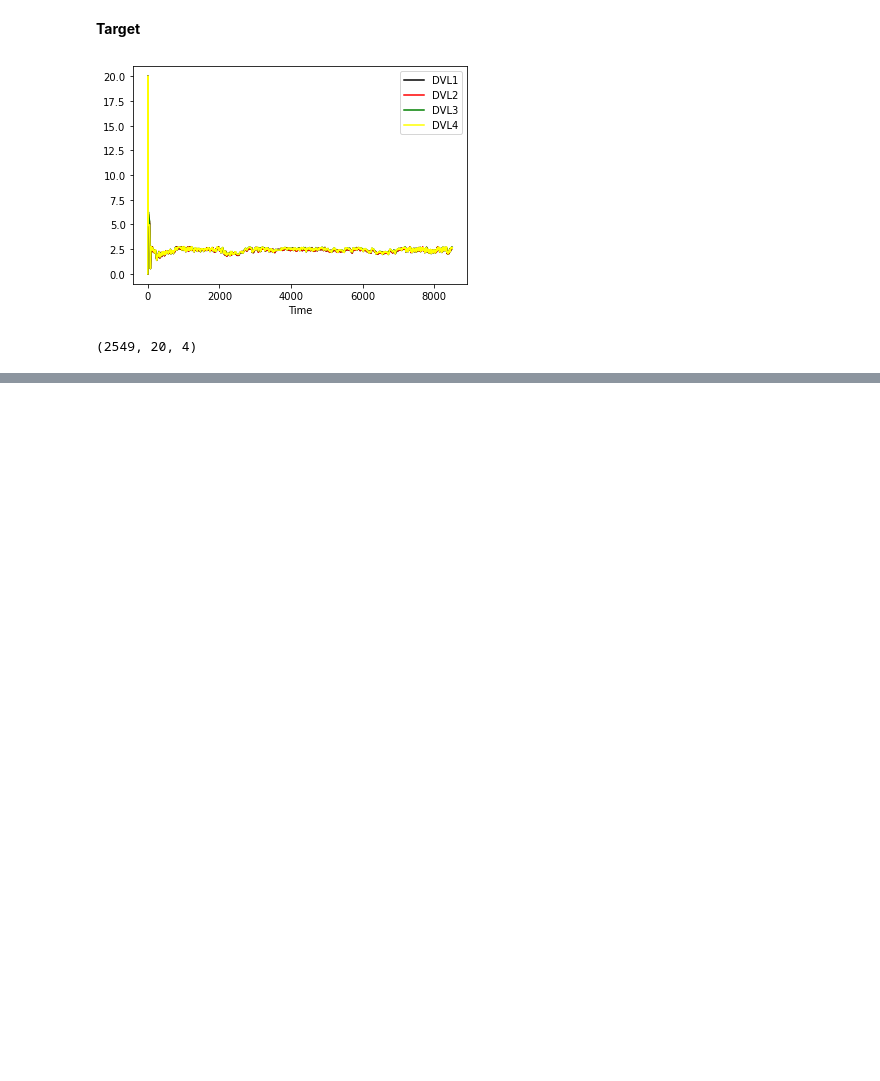
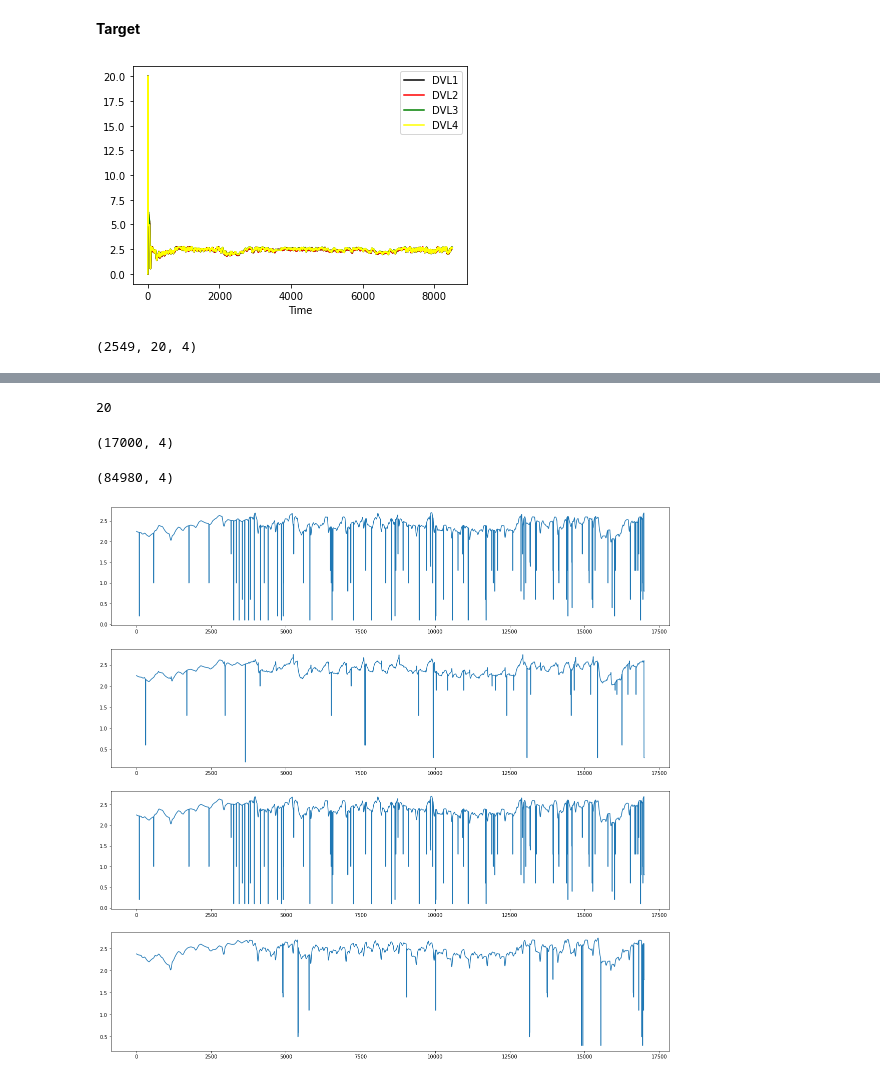
Before and after one commit to Waleed-Azam/1D-CNN, a Jupyter notebook: AutoEncoders_Master_Work.ipynb, the cells around one changed output, grey strips where cells are left out. Cells and saved outputs as stored; diff of their text form; code cells hidden in the pictures; blank space fills up the shorter version.

```diff
--- a/AutoEncoders_Master_Work.ipynb
+++ b/AutoEncoders_Master_Work.ipynb
@@ -127,3 +127,5 @@ X_crop = X[:,:N-rem]
 X_crop.shape
 # %% [output]
 (4, 84980)
+# %%
+Input_Data_orignal_for_Graph= X_crop
@@ -129,0 +136,2 @@ X_crop.shape
+# %%
+Input_Data_orignal_for_Graph_Trans= Input_Data_orignal_for_Graph.transpose((1,0))
@@ -323,0 +350,4 @@ autoencoder.fit(X_train, y_train,
+# %%
+dates = df2['Time']
+train_date = dates[:45000]
+test_data = dates[-17000:]
@@ -323,0 +387,4 @@ autoencoder.fit(X_train, y_train,
+# %%
+Z
+# %% [output]
+20
@@ -324,10 +393,20 @@ autoencoder.fit(X_train, y_train,
+# %%
+Prediction_X_test.shape
+# %% [output]
+(17000, 4)
+# %%
+Input_Data_orignal_for_Graph_Trans.shape
+# %% [output]
+(84980, 4)
+# %%
+#dates = df2['Time']
+Label_Testing = Input_Data_orignal_for_Graph_Trans[-17000:]
+#test_data = dates[-17000:]
 # %%
-y_total = geek.reshape(y,(y.shape[0]*y.shape[1],y.shape[2]))
-X_total = geek.reshape(X,(X.shape[0]*X.shape[1],X.shape[2]))
 
-y_hat_total = geek.reshape(y_hat,(y_hat.shape[0]*y_hat.shape[1],y_hat.shape[2]))
-
-t = np.arange(len(y_total))
+t = np.arange(len(test_data))
 fig, axs = plt.subplots(4,1,squeeze=True,figsize=(20,20))
 for i in range(4):
-  axs[i].plot(t,X_total[:,i],t,y_hat_total[:,i])
+  axs[i].plot(t,Label_Testing[:,i])
+# %% [output]
+[figure, added]
```
Also changed, not shown: parts of 36 cells of this notebook.
